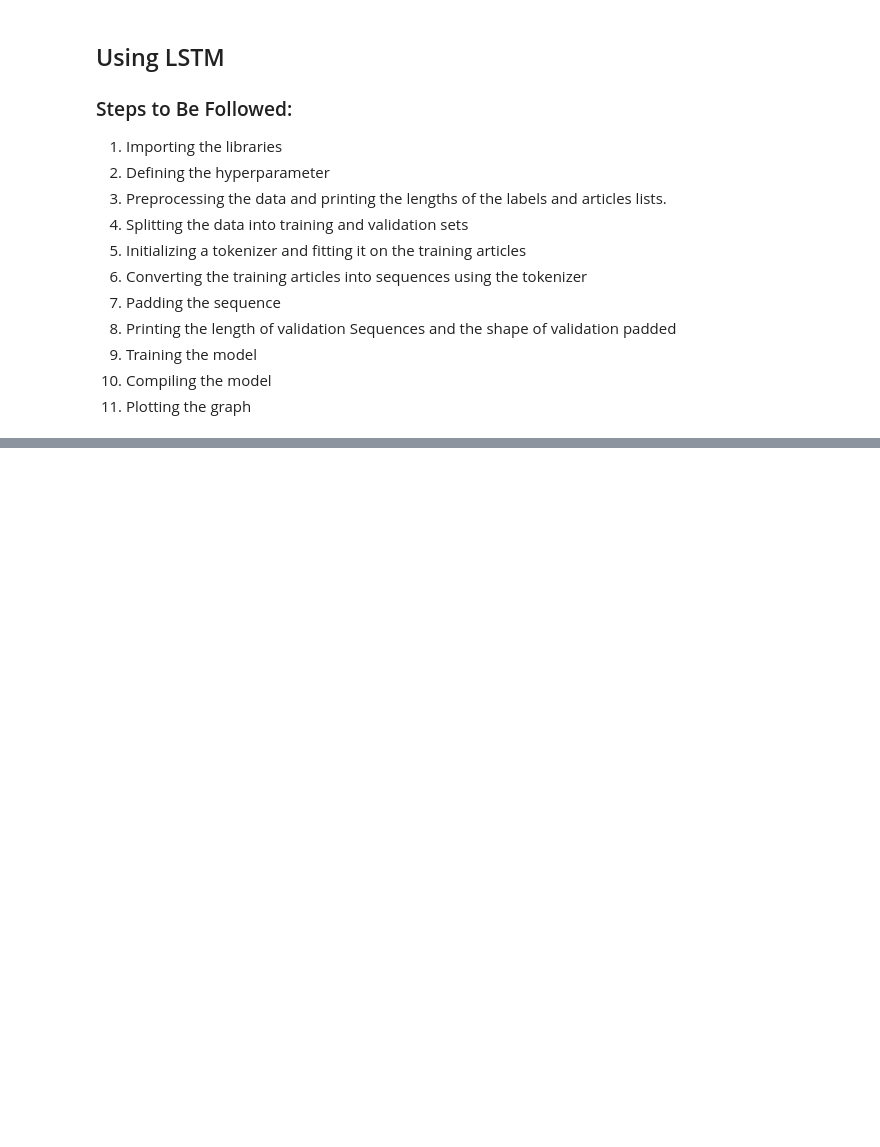
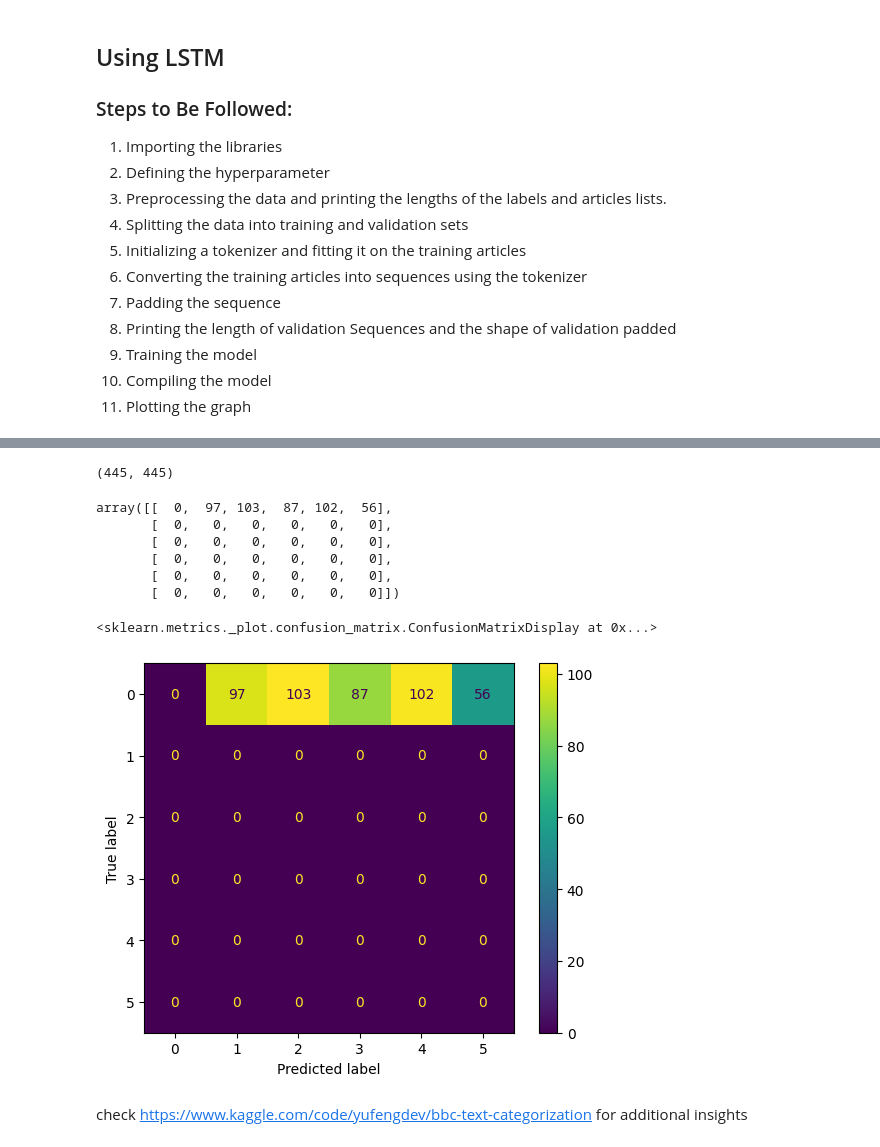
Before and after one commit to BasselD/ai-ml-training, a Jupyter notebook: 05_deep_learning/sequential_deep_learning/rnn_text_classification.ipynb, the cells around one changed output, grey strips where cells are left out. Cells and saved outputs as stored; diff of their text form; code cells hidden in the pictures; blank space fills up the shorter version.

```diff
--- a/05_deep_learning/sequential_deep_learning/rnn_text_classification.ipynb
+++ b/05_deep_learning/sequential_deep_learning/rnn_text_classification.ipynb
@@ -630,0 +656,3 @@ plot_graphs(history, "loss")
+# %%
+#train_padded, training_label_seq
+validation_pred = model.predict(validation_padded)
@@ -630,0 +661,39 @@ plot_graphs(history, "loss")
+# %%
+# convert output to 1d
+validation_label_seq_1d = []
+validation_pred_1d = []
+
+for i in range(len(validation_label_seq)):
+    probs = validation_label_seq[i]
+    index_arr = np.nonzero(probs)
+    one_hot_index = index_arr[0].item(0)
+    validation_label_seq_1d.append(one_hot_index)
+
+for i in range(0, len(validation_pred)):
+    probs = validation_pred[i]
+    predicted_index = np.argmax(probs)
+    validation_pred_1d.append(predicted_index)
+# %%
+len(validation_label_seq_1d), len(validation_pred_1d)
+# %% [output]
+(445, 445)
+# %%
+from sklearn.metrics import confusion_matrix, ConfusionMatrixDisplay, classification_report
+
+CM = confusion_matrix(validation_label_seq_1d, validation_pred_1d)
+CM
+# %% [output]
+array([[  0,  97, 103,  87, 102,  56],
+       [  0,   0,   0,   0,   0,   0],
+       [  0,   0,   0,   0,   0,   0],
+       [  0,   0,   0,   0,   0,   0],
+       [  0,   0,   0,   0,   0,   0],
+       [  0,   0,   0,   0,   0,   0]])
+# %%
+CM_disp = ConfusionMatrixDisplay(confusion_matrix=CM)
+CM_disp.plot()
+# %% [output]
+<sklearn.metrics._plot.confusion_matrix.ConfusionMatrixDisplay at 0x...>
+[figure, added]
+# %% [markdown]
+check https://www.kaggle.com/code/yufengdev/bbc-text-categorization for additional insights
```
Also changed, not shown: parts of 10 cells of this notebook, 2 other files.
